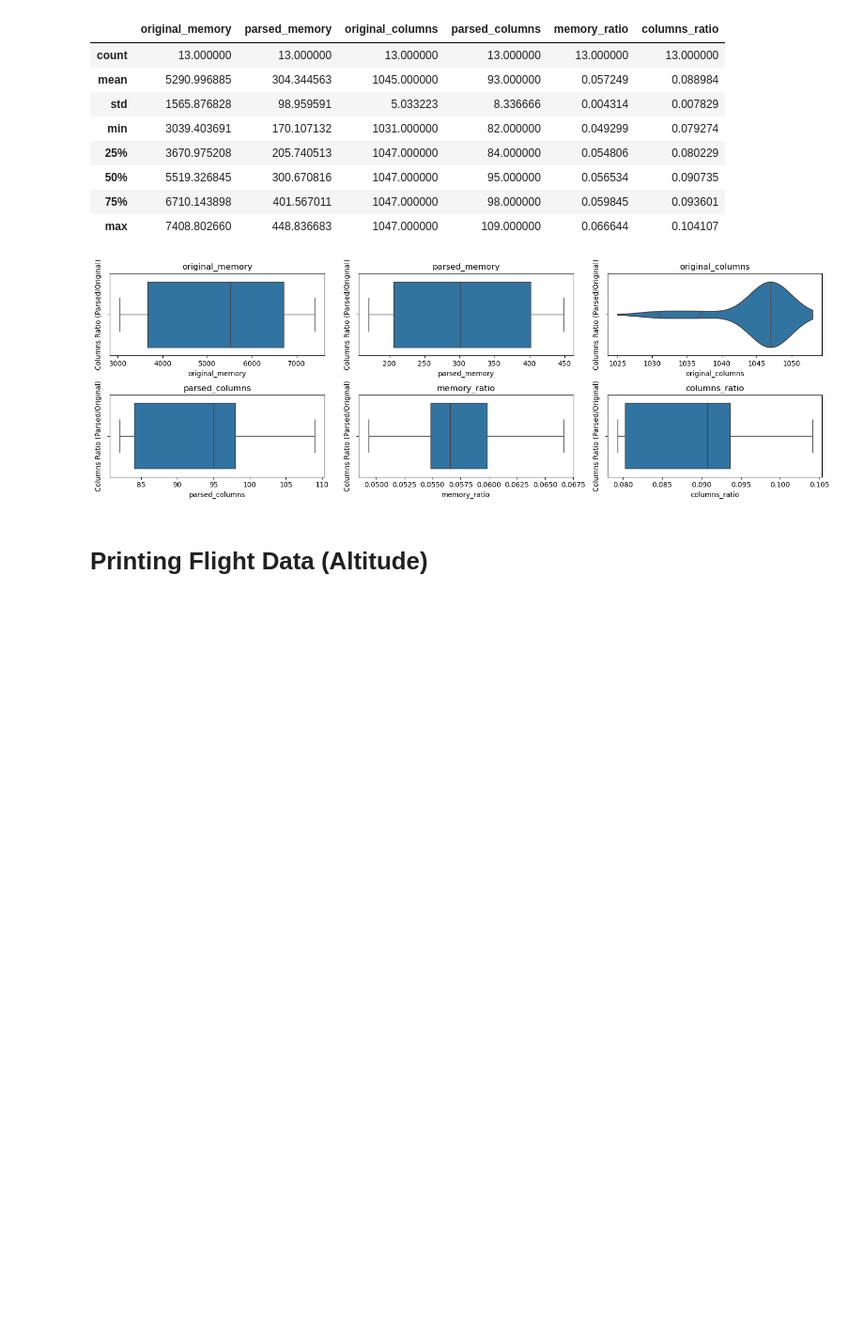
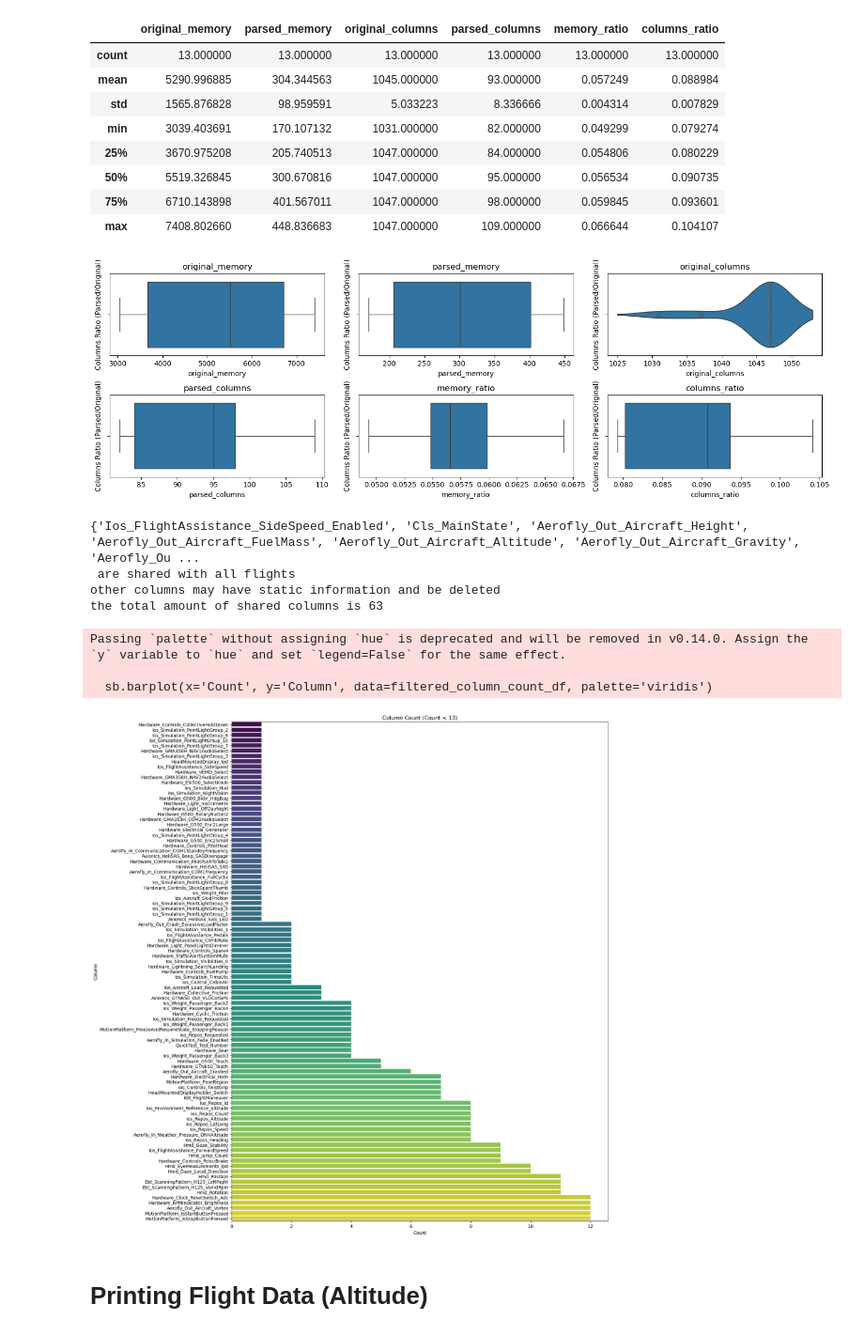
Before and after one commit to schbm/injmol, a Jupyter notebook: main.ipynb, the cells around one changed output. Shown at 94% size. Saved outputs shown, nothing was run; the diff lists cells and outputs as text; code cells hidden in the pictures; blank space fills up the shorter version.

```diff
--- a/main.ipynb
+++ b/main.ipynb
@@ -557,3 +556,22 @@ plt.tight_layout()
 plt.show()
 # %% [output]
 [figure]
+# %%
+pkl_files = glob.glob(os.path.join('parsed_data', '*.pkl'))
+shared_columns = {}
+# Create a plot for each file
+for pkl_file in pkl_files:
+    df = pd.read_pickle(pkl_file)
+    # Find shared columns
+    if not shared_columns:
+        shared_columns = set(df.columns)
+    else:
+        shared_columns &= set(df.columns)
+print(f'{shared_columns}\n are shared with all flights')
+print(f'other columns may have static information and be deleted')
+print(f'the total amount of shared columns is {len(shared_columns)}')
+# %% [output]
+{'Ios_FlightAssistance_SideSpeed_Enabled', 'Cls_MainState', 'Aerofly_Out_Aircraft_Height', 'Aerofly_Out_Aircraft_FuelMass', 'Aerofly_Out_Aircraft_Altitude', 'Aerofly_Out_Aircraft_Gravity', 'Aerofly_Ou ...
+ are shared with all flights
+other columns may have static information and be deleted
+the total amount of shared columns is 63
@@ -560,3 +590,25 @@ plt.show()
+# %%
+# Filter the column_count dictionary to get only columns where count < 13
+filtered_columns = {col: count for col, count in column_count.items() if count < 13}
+
+# Convert the filtered dictionary to a DataFrame for easier plotting
+filtered_column_count_df = pd.DataFrame(list(filtered_columns.items()), columns=['Column', 'Count'])
+
+# Sort the DataFrame by 'Count' in ascending order
+filtered_column_count_df = filtered_column_count_df.sort_values(by='Count', ascending=True)
+
+# Create a bar plot
+plt.figure(figsize=(15, 20))
+sb.barplot(x='Count', y='Column', data=filtered_column_count_df, palette='viridis')
+plt.title('Column Count (Count < 13)')
+plt.xlabel('Count')
+plt.ylabel('Column')
+plt.show()
+# %% [output]
+Passing `palette` without assigning `hue` is deprecated and will be removed in v0.14.0. Assign the `y` variable to `hue` and set `legend=False` for the same effect.
+
+  sb.barplot(x='Count', y='Column', data=filtered_column_count_df, palette='viridis')
+[figure, added]
 # %% [markdown]
 # Printing Flight Data (Altitude)
 # %%
```
Also changed, not shown: parts of 4 cells of this notebook.
